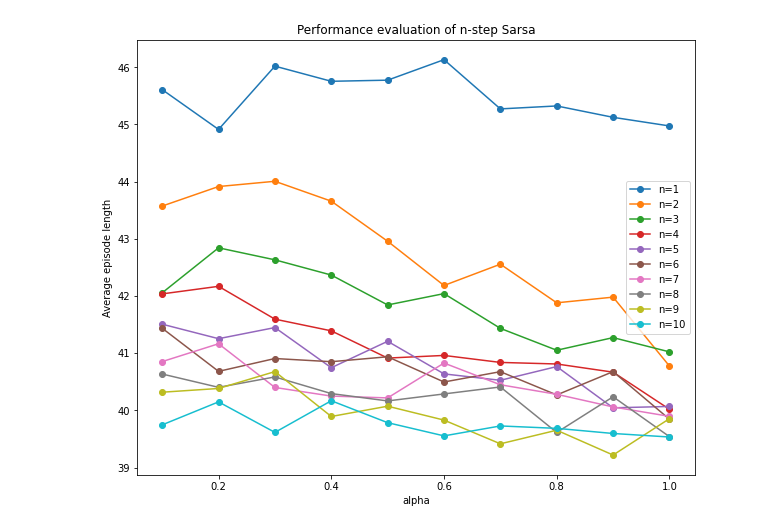
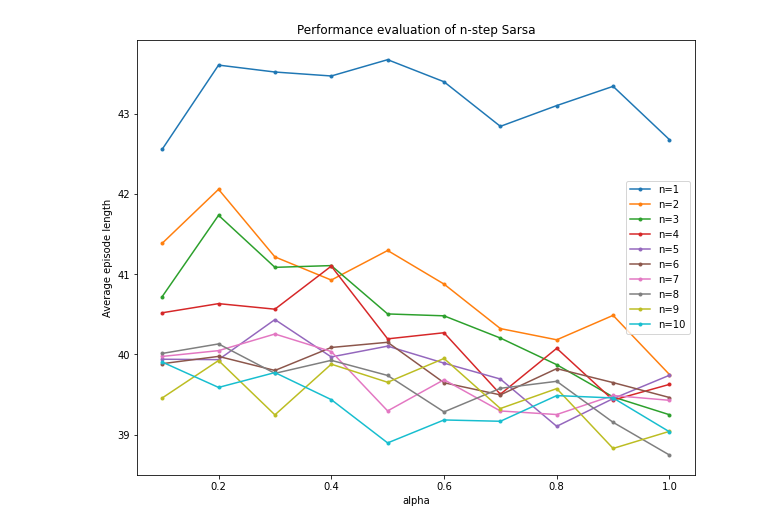
Before and after one commit to SoumyadeepB/Reinforcement-Learning, a Jupyter notebook: N_step_Sarsa.ipynb, the cells around one changed output. Saved outputs shown, nothing was run; the diff lists cells and outputs as text; code cells hidden in the pictures.

```diff
--- a/N_step_Sarsa.ipynb
+++ b/N_step_Sarsa.ipynb
@@ -18,7 +18,8 @@ def nstep_sarsa(env, n=1, alpha=0.1, gamma=0.9, epsilon=0.1, num_ep=int(1e4)):
       n_states = env.observation_space.n
       n_actions = env.action_space.n
       Q = np.random.rand(n_states,n_actions)   # Initializing random Q values for each (s,a)
-      policy = np.argmax(Q,axis=1)          # Greedy policy based on the Q(s,a)
+      Q[-1,:] = 0                              # Setting final state values to 0
+      policy = np.argmax(Q,axis=1)             # Greedy policy based on the random Q(s,a)
 
       done = False
       t = 0
@@ -53,7 +54,11 @@ def nstep_sarsa(env, n=1, alpha=0.1, gamma=0.9, epsilon=0.1, num_ep=int(1e4)):
             G = G + (gamma**n) * Q[states[tau+n], actions[tau+n]]
 
           Q[states[tau],actions[tau]] += alpha * (G - Q[states[tau], actions[tau]])
-          policy = np.argmax(Q,axis=1) # Update Policy (Greedy)
+          e = np.random.rand()
+          if e > epsilon:
+            policy = np.argmax(Q,axis=1) # Update Policy (eps-Greedy)
+          else:
+            policy = np.random.randint(n_actions, size=n_states)
 
         t += 1
 
@@ -93,6 +97,0 @@ N = 9  ||  α = 1.00  || Avg. Episode_length = 39.5336
-# %%
-%matplotlib inline
-for n,alpha,avg_ep in lst:
-  plt.plot(n,avg_ep,'.-',label="n={}".format(n))
-
-plt.show()
@@ -106,21 +103,21 @@ for i in range(10):
 # %%
 %matplotlib inline
 plt.figure(figsize=(10,8))
 n=1
 for l in L:
   x = []
   y = []
   for alpha,ep in l:
     x.append(alpha)
     y.append(ep)
 
-  plt.plot(x,y,'o-',label="n={}".format(n))
+  plt.plot(x,y,'.-',label="n={}".format(n))
   n +=1
 
 plt.title("Performance evaluation of n-step Sarsa")
 plt.xlabel("alpha")
 plt.ylabel("Average episode length")
 plt.legend()
 plt.show()
 # %% [output]
-[figure, old version]
+[figure, new version]
```
Also changed, not shown: parts of 5 cells of this notebook.
